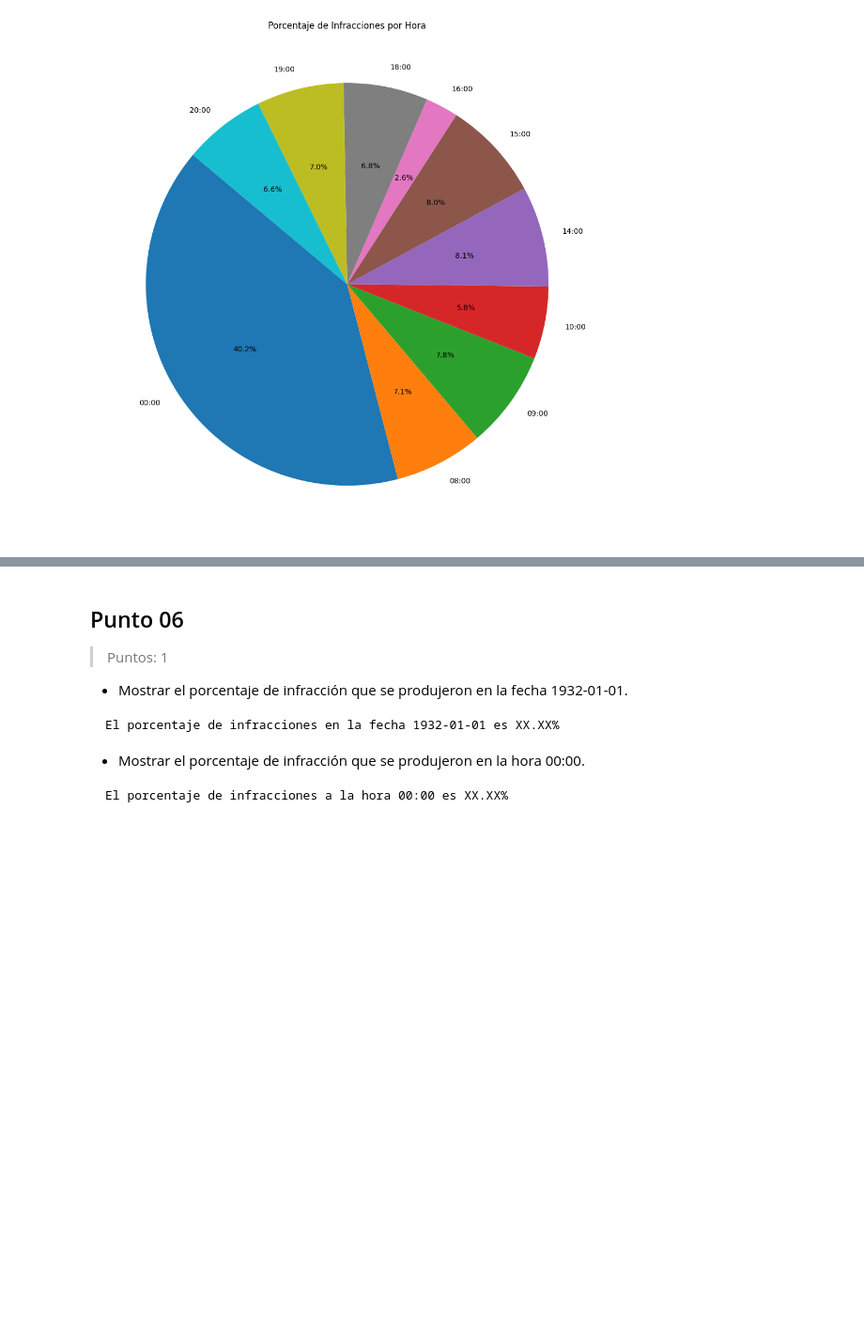
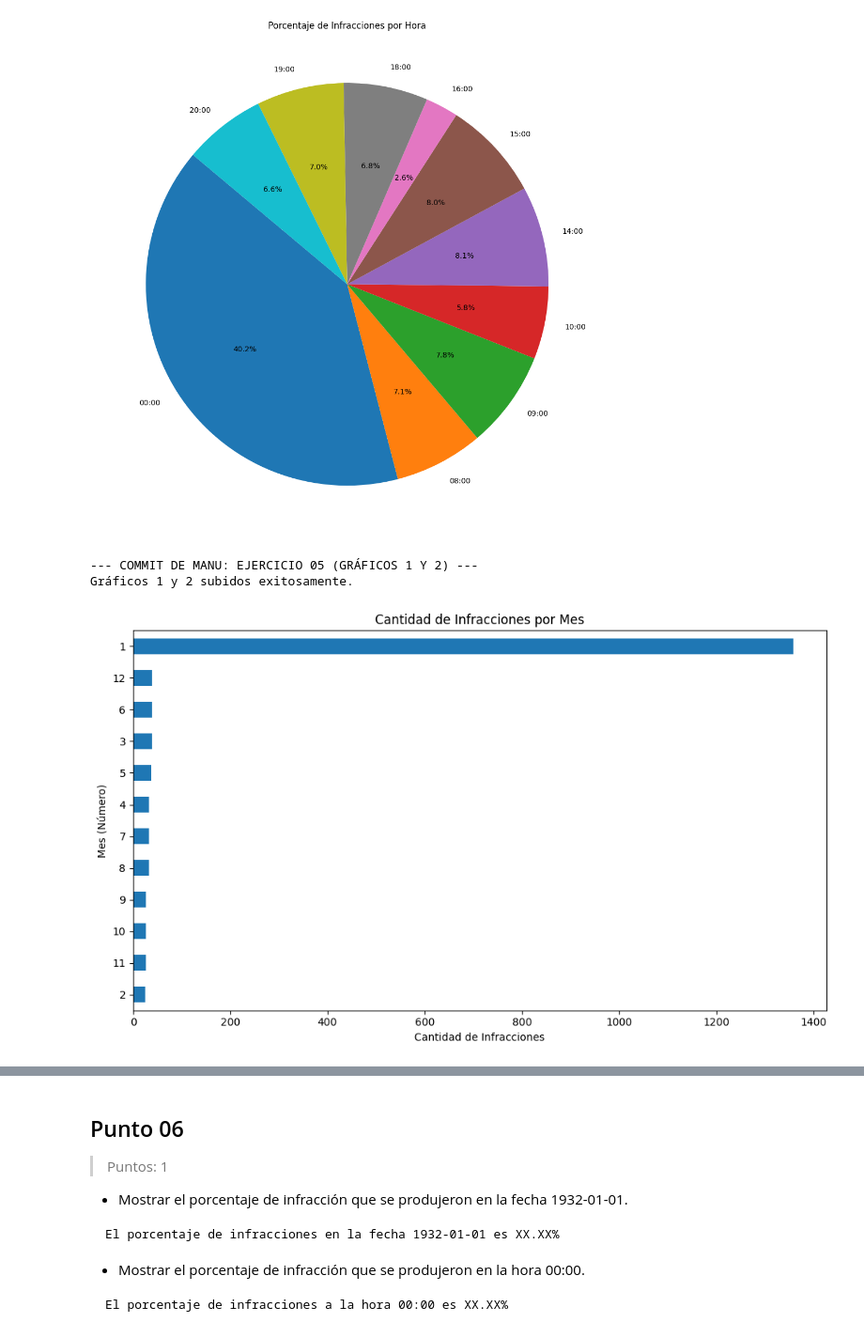
Before and after one commit to Nelson0498/Urban-Flow, a Jupyter notebook: urban_flow/Urban_Flow_Castillo_Nelson_Cuello_Aguntin_Lombardi_Manuel_Agustin_Rojas.ipynb, the cells around one changed output, grey strips where cells are left out. Shown at 94% size. Cells and saved outputs as stored; diff of their text form; code cells hidden in the pictures; blank space fills up the shorter version.

Commit message:
feat: Ejercicio 05 - Completado de visualizaciones y análisis temporal por Agustín Rojas

```diff
--- a/urban_flow/Urban_Flow_Castillo_Nelson_Cuello_Aguntin_Lombardi_Manuel_Agustin_Rojas.ipynb
+++ b/urban_flow/Urban_Flow_Castillo_Nelson_Cuello_Aguntin_Lombardi_Manuel_Agustin_Rojas.ipynb
@@ -1255,3 +1255,82 @@ graficar_porcentaje_horas(df_infractores_final)
 # %% [output]
 (1713, 11)
 [figure]
+# %%
+def commit_manu_graficos_05() -> None:
+    print("--- COMMIT DE MANU: EJERCICIO 05 (GRÁFICOS 1 Y 2) ---")
+
+
+    os.system('git config --global user.email "manuellombardi1306@gmail.com"')
+    os.system('git config --global user.name "ML13-DEV"')
+
+
+    registro: str = """
+## [Día 3] - Ejercicio 05 (Autor: Manuel Lombardi)
+- Implementación de `graficar_top_patentes`: Gráfico de barras del Top 10 patentes más reincidentes.
+- Implementación de `graficar_porcentaje_horas`: Gráfico de torta con agrupamiento por hora entera.
+"""
+    with open("CHANGELOG.md", "a", encoding="utf-8") as f:
+        f.write(registro)
+
+
+    os.system("git add CHANGELOG.md")
+
+    os.system("git add urban_flow/")
+
+    os.system('git commit -m "feat: Ejercicio 05 - Implementación de gráficos de patentes y distribución horaria por Manuel Lombardi"')
+
+
+    if not desactivar_git_push and GIT_TOKEN:
+        os.system("git push origin Sprint_1")
+        print("Gráficos 1 y 2 subidos exitosamente.")
+    else:
+        print("Commit local realizado. El Push está desactivado.")
+
+commit_manu_graficos_05()
+# %% [output]
+--- COMMIT DE MANU: EJERCICIO 05 (GRÁFICOS 1 Y 2) ---
+Gráficos 1 y 2 subidos exitosamente.
+# %%
+# Título: Punto 05 - Gráfico 3: Cantidad de infracciones por mes
+
+def graficar_infracciones_mes(df: pd.DataFrame) -> None:
+  """
+  Genera y exporta un gráfico de barras horizontal ordenado de
+  mayor a menor con las infracciones agrupadas por mes.
+
+  Args:
+    df (pd.DataFrame): DataFrame limpio.
+
+  Returns:
+    None: Guarda el gráfico en disco.
+  """
+  os.makedirs("urban_flow/data/interim/plots", exist_ok=True)
+
+  df_temp: pd.DataFrame = df.copy()
+  df_temp['mes'] = pd.to_datetime(
+    df_temp['fecha'], errors='coerce'
+  ).dt.month
+
+  conteo_meses: pd.Series = (
+    df_temp['mes']
+    .value_counts()
+    .sort_values(ascending=True)
+  )
+
+  plt.figure(figsize=(10, 6))
+  conteo_meses.plot(kind='barh')
+
+  plt.title('Cantidad de Infracciones por Mes')
+  plt.xlabel('Cantidad de Infracciones')
+  plt.ylabel('Mes (Número)')
+  plt.tight_layout()
+
+  ruta: str = "urban_flow/data/interim/plots/months.jpg"
+  plt.savefig(ruta)
+  plt.show()
+  plt.close()
+
+
+graficar_infracciones_mes(df_infractores_final)
+# %% [output]
+[figure, added]
```
Also changed, not shown: parts of 2 cells of this notebook, 4 other files.
